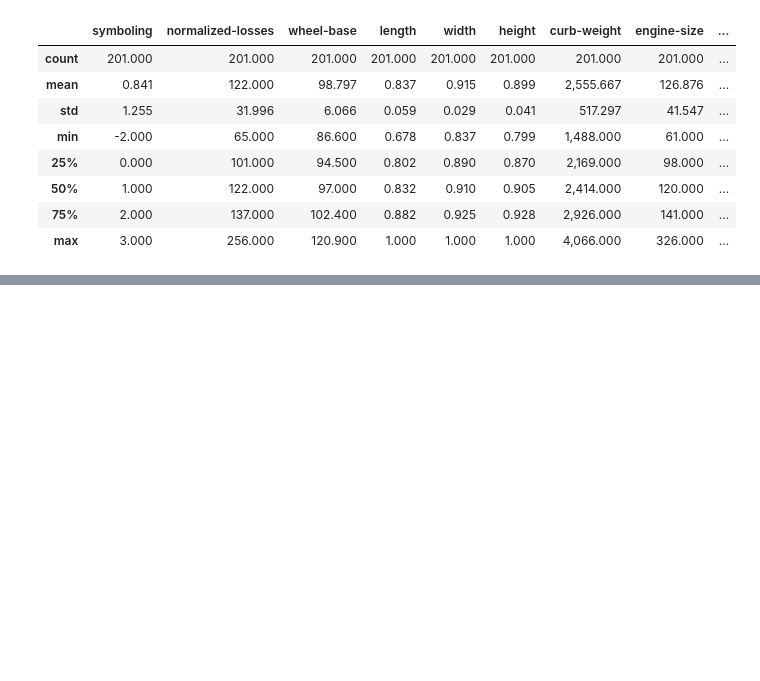
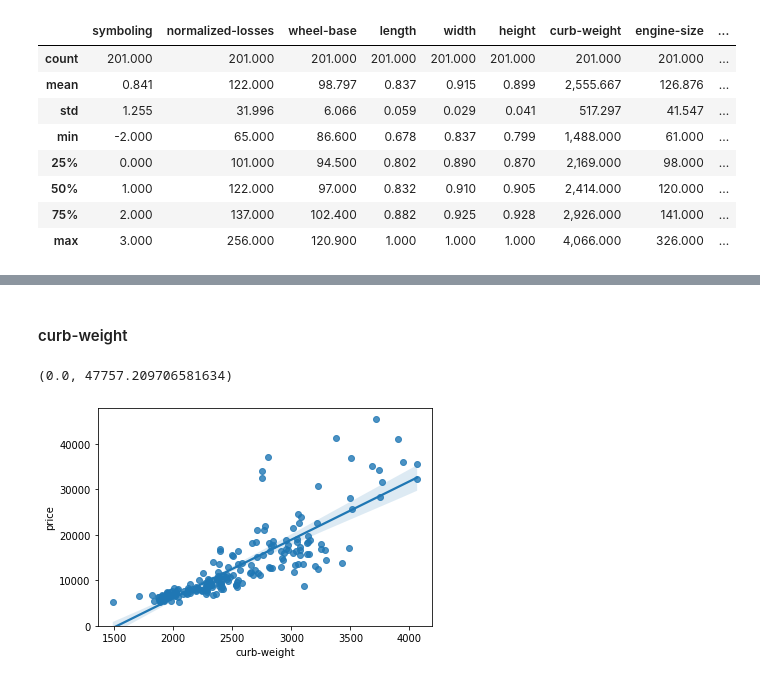
Before and after one commit to FernandoCallasaca/car_price_prediction_python_ml, a Jupyter notebook: 2. variables to predict.ipynb, the cells around one changed output, grey strips where cells are left out. Drawn from its saved outputs; the diff is of its cells as text; code cells hidden in the pictures; blank space fills up the shorter version.

```diff
--- a/2. variables to predict.ipynb
+++ b/2. variables to predict.ipynb
@@ -41,0 +73,10 @@ df_cars.describe()
+# %% [markdown]
+#### curb-weight
+# %%
+sns.regplot(x = 'curb-weight', y = 'price', data = df_cars)
+plt.ylim(0,)
+
+# yes
+# %% [output]
+(0.0, 47757.209706581634)
+[figure, added]
```
Also changed, not shown: parts of 30 cells of this notebook.
